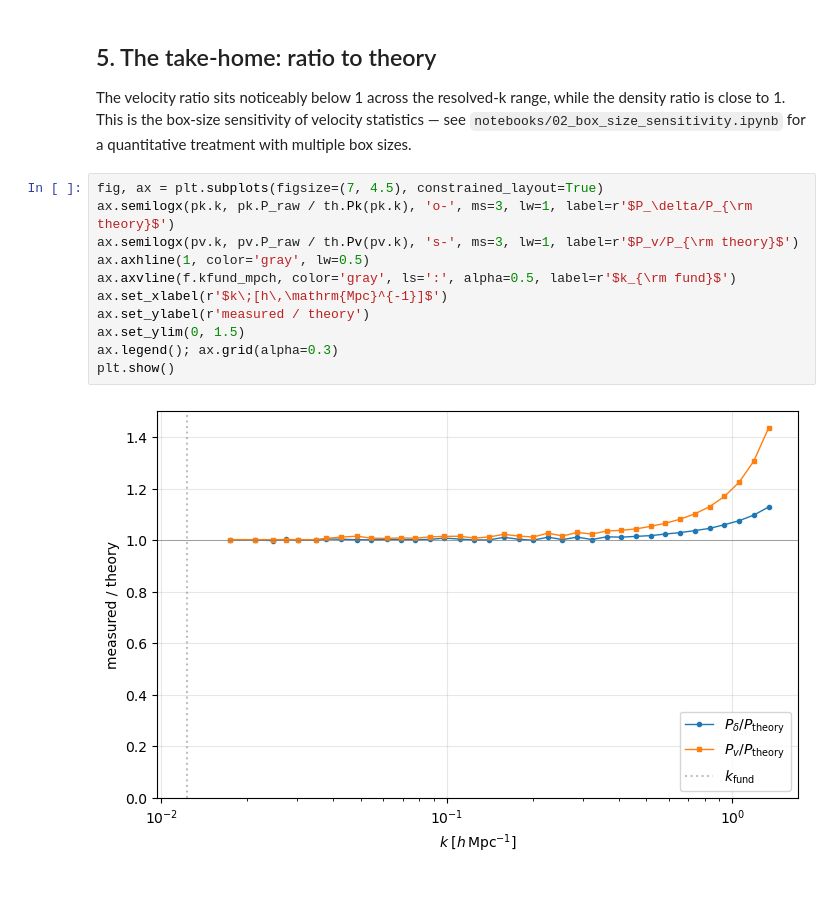
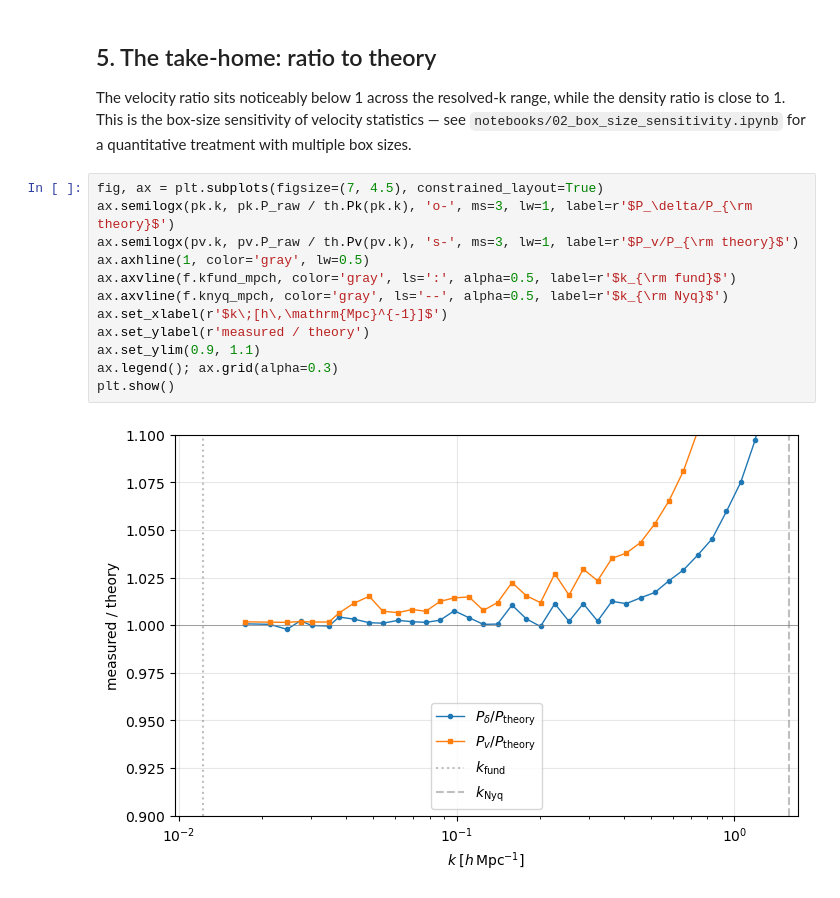
Before and after one commit to jeonggyukim/cosmo-sim, a Jupyter notebook: notebooks/01_quickstart.ipynb, the cells around one changed output. Saved outputs shown, nothing was run; the diff lists cells and outputs as text.

```diff
--- a/notebooks/01_quickstart.ipynb
+++ b/notebooks/01_quickstart.ipynb
@@ -112,13 +114,14 @@ The velocity ratio sits noticeably below 1 across the resolved-k range, while th
 # %%
 fig, ax = plt.subplots(figsize=(7, 4.5), constrained_layout=True)
 ax.semilogx(pk.k, pk.P_raw / th.Pk(pk.k), 'o-', ms=3, lw=1, label=r'$P_\delta/P_{\rm theory}$')
 ax.semilogx(pv.k, pv.P_raw / th.Pv(pv.k), 's-', ms=3, lw=1, label=r'$P_v/P_{\rm theory}$')
 ax.axhline(1, color='gray', lw=0.5)
 ax.axvline(f.kfund_mpch, color='gray', ls=':', alpha=0.5, label=r'$k_{\rm fund}$')
+ax.axvline(f.knyq_mpch, color='gray', ls='--', alpha=0.5, label=r'$k_{\rm Nyq}$')
 ax.set_xlabel(r'$k\;[h\,\mathrm{Mpc}^{-1}]$')
 ax.set_ylabel(r'measured / theory')
-ax.set_ylim(0, 1.5)
+ax.set_ylim(0.9, 1.1)
 ax.legend(); ax.grid(alpha=0.3)
 plt.show()
 # %% [output]
-[figure, old version]
+[figure, new version]
```
Also changed, not shown: parts of 1 cell of this notebook.
